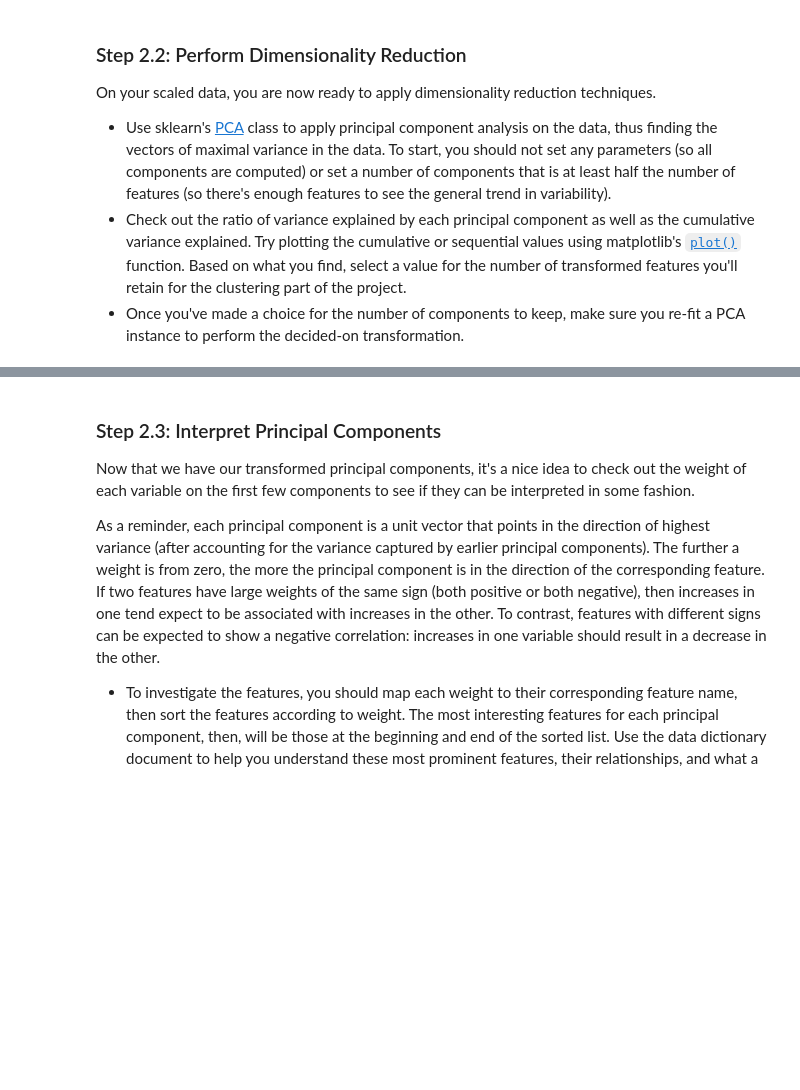
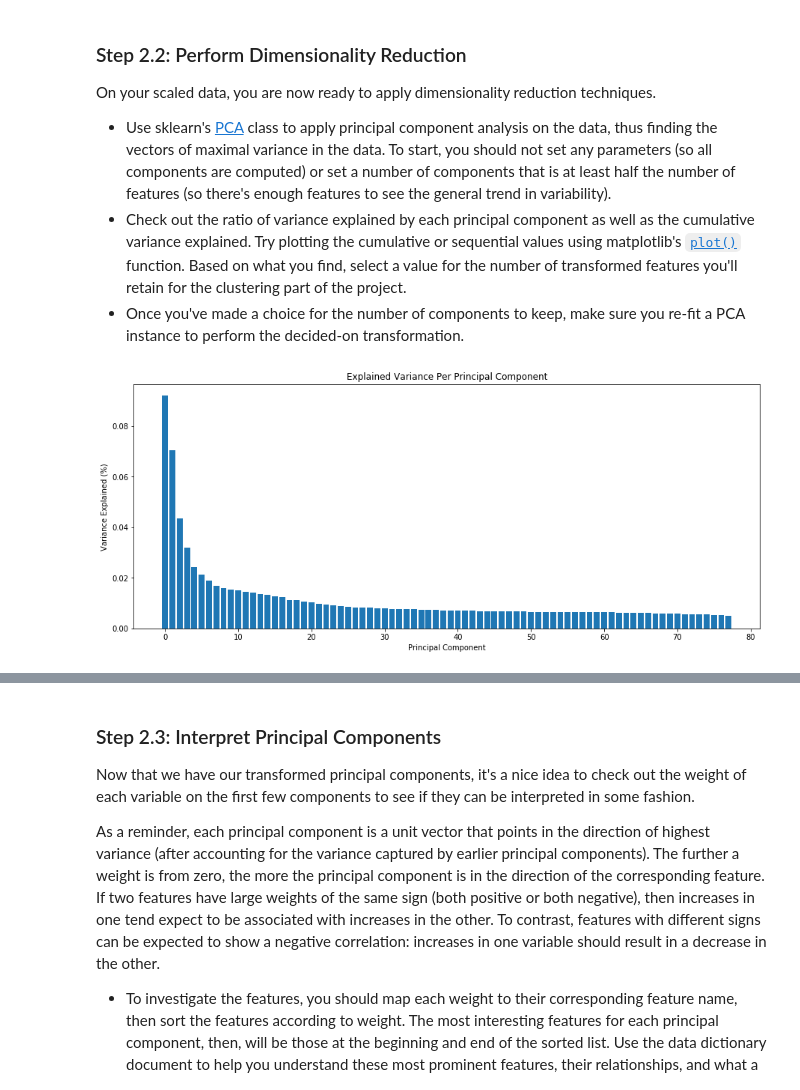
Before and after one commit to Faisal-AlDhuwayhi/Identify-Customer-Segments, a Jupyter notebook: Identify_Customer_Segments.ipynb, the cells around one changed output, grey strips where cells are left out. Drawn from its saved outputs; the diff is of its cells as text; code cells hidden in the pictures; blank space fills up the shorter version.

Commit message:
Finish Step 2: Feature Transformation

```diff
--- a/Identify_Customer_Segments.ipynb
+++ b/Identify_Customer_Segments.ipynb
@@ -571,3 +578,9 @@ Before we apply dimensionality reduction techniques to the data, we need to perf
 # %%
 # If you've not yet cleaned the dataset of all NaN values, then investigate and
 # do that now.
+
+print('Number of observations in the dataset:', subset_below_threshold.shape[0])
+print('NaN values in the dataset:', subset_below_threshold.isna().sum().sum())
+impute_nonvalues = Imputer(strategy='most_frequent')
+matrix_values = impute_nonvalues.fit_transform(subset_below_threshold)
+subset_below_threshold = pd.DataFrame(matrix_values, columns=subset_below_threshold.columns)
@@ -574,5 +594,10 @@ Before we apply dimensionality reduction techniques to the data, we need to perf
 # %%
 # Apply feature scaling to the general population demographics data.
+from sklearn.preprocessing import StandardScaler
+
+scaler = StandardScaler()
+feat_scaled = scaler.fit_transform(subset_below_threshold)
+feat_scaled = pd.DataFrame(feat_scaled, columns=subset_below_threshold.columns)
 # %% [markdown]
 ### Discussion 2.1: Apply Feature Scaling
 
@@ -591,0 +617,18 @@ On your scaled data, you are now ready to apply dimensionality reduction techniq
+# %%
+# Apply PCA to the data.
+from sklearn.decomposition import PCA
+
+n_components = feat_scaled.shape[1]//2
+pca = PCA(n_components=n_components)
+pca = pca.fit(feat_scaled)
+# %%
+# Investigate the variance accounted for by each principal component.
+components = np.arange(n_components)
+exp_variance = pca.explained_variance_ratio_
+plt.figure(figsize=(15, 6))
+plt.bar(components, exp_variance)
+plt.xlabel("Principal Component")
+plt.ylabel("Variance Explained (%)")
+plt.title("Explained Variance Per Principal Component");
+# %% [output]
+[figure, added]
```
Also changed, not shown: parts of 19 cells of this notebook.
